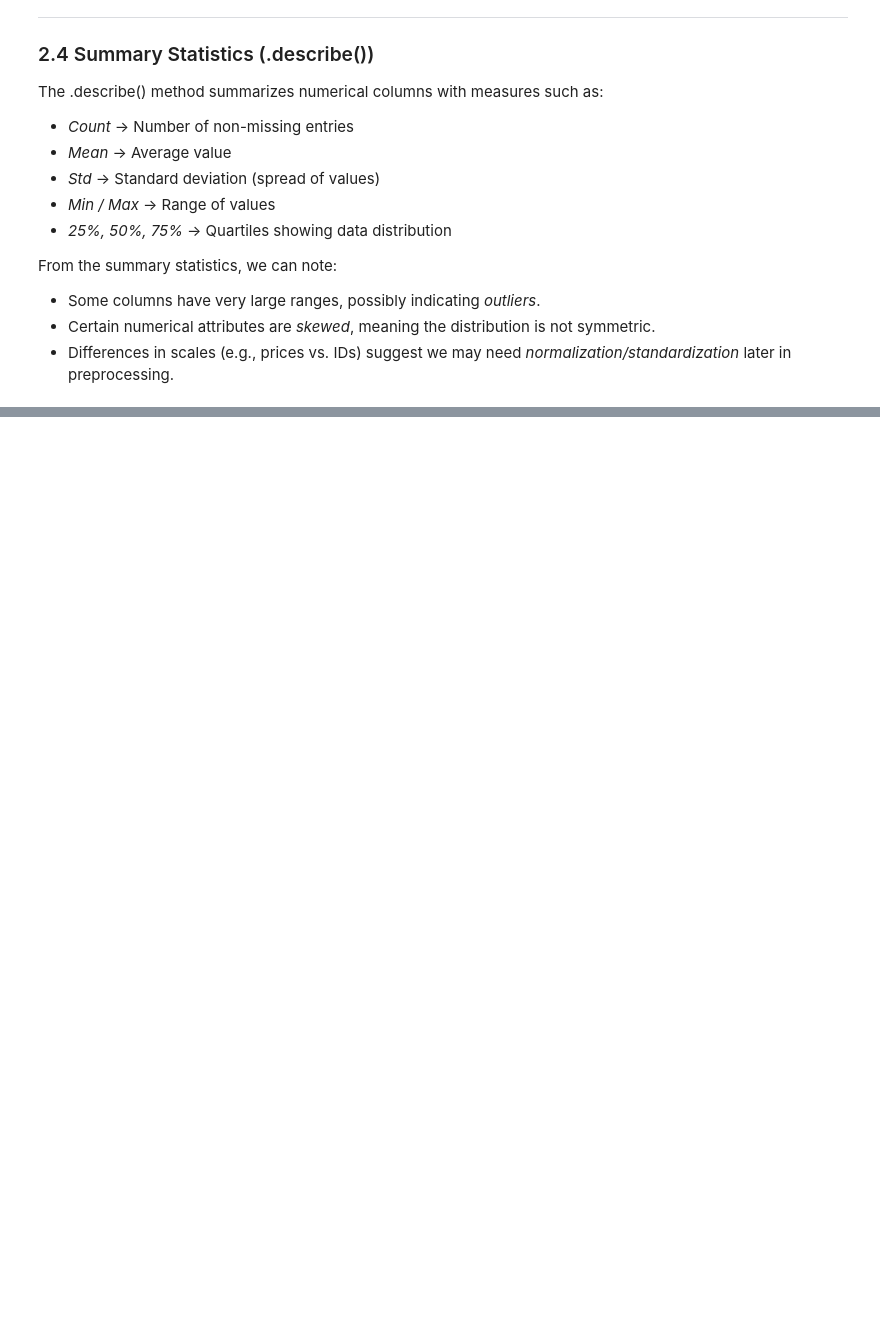
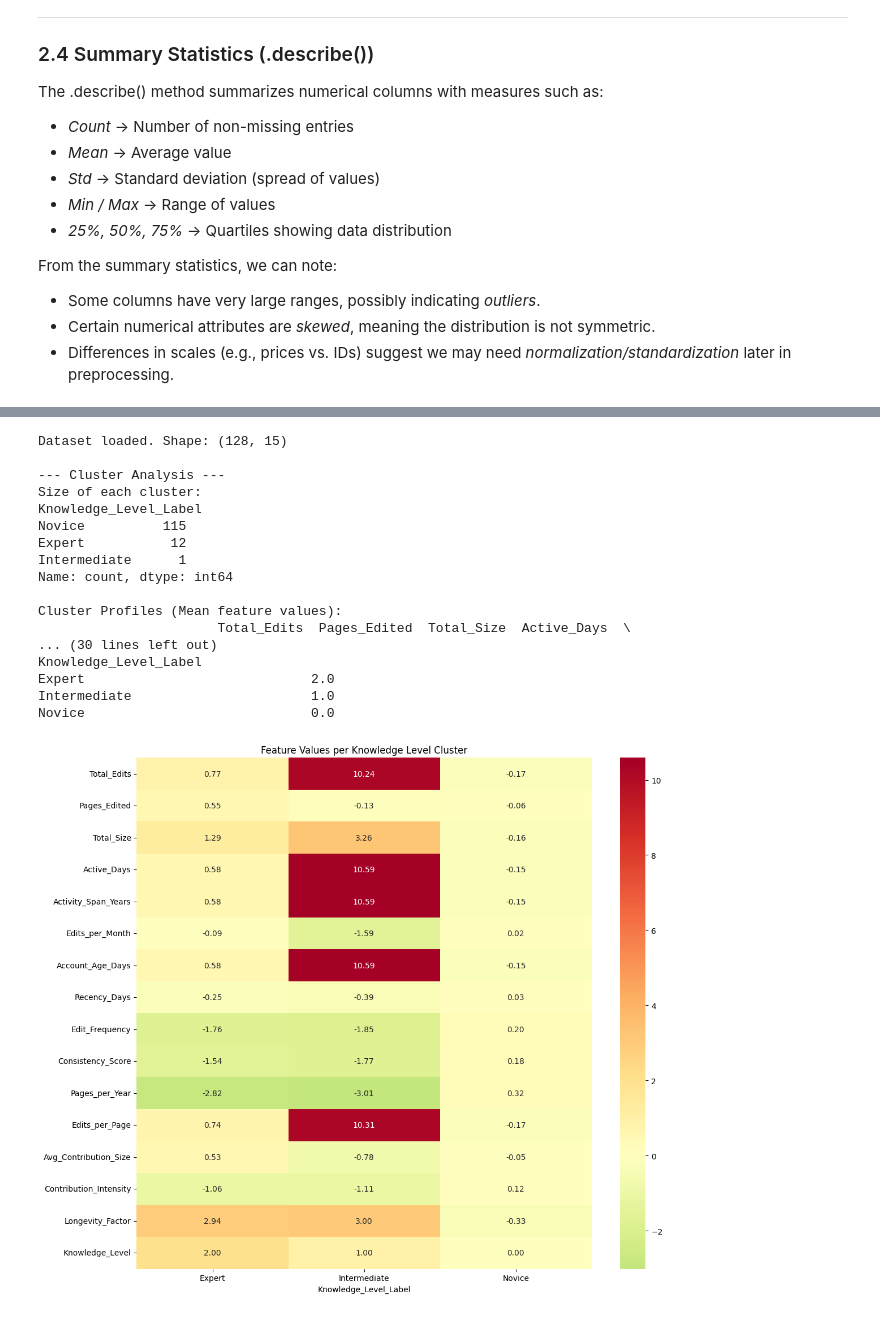
Before and after one commit to vee-22/victoriaWeb3, a Jupyter notebook: DataMining_project.ipynb, the cells around one changed output, grey strips where cells are left out. Drawn from its saved outputs; the diff is of its cells as text; code cells hidden in the pictures; blank space fills up the shorter version.

```diff
--- a/DataMining_project.ipynb
+++ b/DataMining_project.ipynb
@@ -236,0 +834,75 @@ FileNotFoundError: [Errno 2] No such file or directory: 'zambia_contributors_sum
+# %%
+# --- 4. Modeling: Unsupervised Approach to Solve a Classification Problem ---
+
+import pandas as pd
+import numpy as np
+from sklearn.cluster import KMeans
+from sklearn.preprocessing import LabelEncoder
+import matplotlib.pyplot as plt
+import seaborn as sns
+
+# 1. Load the Cleaned Data
+file_path = 'zambia_wikipedia_contributors_tranformed_data.csv'
+df = pd.read_csv(file_path)
+print("Dataset loaded. Shape:", df.shape)
+
+# 2. Choose the number of clusters (k) based on business logic and silhouette analysis
+chosen_k = 3  # Strategic choice for Novice/Intermediate/Expert
+
+# 3. Train the K-Means model
+kmeans = KMeans(n_clusters=chosen_k, random_state=42, n_init=10)
+cluster_labels = kmeans.fit_predict(df)
+
+# 4. Assign the cluster labels as our PROXY target variable
+df['Knowledge_Level'] = cluster_labels
+
+# Since clusters are numbers (0,1,2), we map them to meaningful names for interpretation.
+# NOTE: This mapping must be done after analyzing the cluster profiles below.
+# This is a placeholder. You will change these labels after step 6.
+cluster_name_mapping = {0: 'Novice', 1: 'Intermediate', 2: 'Expert'}
+df['Knowledge_Level_Label'] = df['Knowledge_Level'].map(cluster_name_mapping)
+
+# 5. Analyze the clusters to interpret their meaning
+print("\n--- Cluster Analysis ---")
+print("Size of each cluster:")
+print(df['Knowledge_Level_Label'].value_counts())
+
+# Calculate mean values for all features per cluster
+cluster_profile = df.groupby('Knowledge_Level_Label').mean()
+print("\nCluster Profiles (Mean feature values):")
+print(cluster_profile)
+
+# 6. Visualize the Profiles for Interpretation
+# Transpose the profile for a better plot (features on y-axis)
+profile_for_plot = cluster_profile.T
+plt.figure(figsize=(12, 10))
+sns.heatmap(profile_for_plot, annot=True, cmap='RdYlGn_r', center=0, fmt='.2f')
+plt.title('Feature Values per Knowledge Level Cluster')
+plt.tight_layout()
+plt.show()
+
+# 7. Based on the heatmap and mean values, we are going to RELABEL our clusters correctly.
+# Example: If Cluster 0 has high values for 'Total_Edits' and 'Longevity_Factor', it should be 'Expert'.
+# Let's assume your analysis shows:
+# Cluster 0: Low activity, low longevity -> 'Novice'
+# Cluster 1: Medium activity -> 'Intermediate'
+# Cluster 2: High activity, high longevity -> 'Expert'
+# %% [output]
+Dataset loaded. Shape: (128, 15)
+
+--- Cluster Analysis ---
+Size of each cluster:
+Knowledge_Level_Label
+Novice          115
+Expert           12
+Intermediate      1
+Name: count, dtype: int64
+
+Cluster Profiles (Mean feature values):
+                       Total_Edits  Pages_Edited  Total_Size  Active_Days  \
+... (30 lines left out)
+Knowledge_Level_Label
+Expert                             2.0
+Intermediate                       1.0
+Novice                             0.0
+[figure, added]
```
Also changed, not shown: parts of 71 cells of this notebook.
